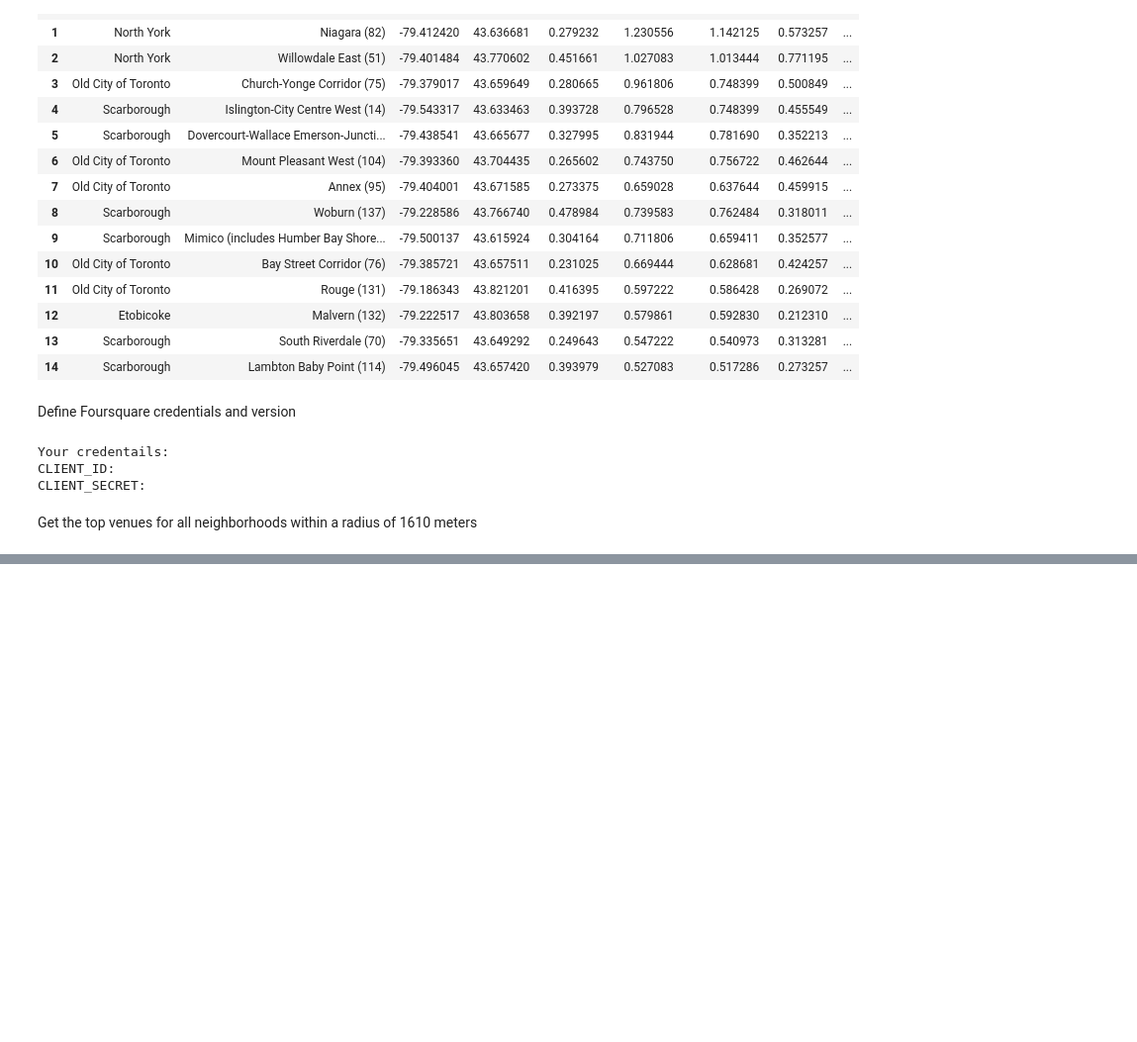
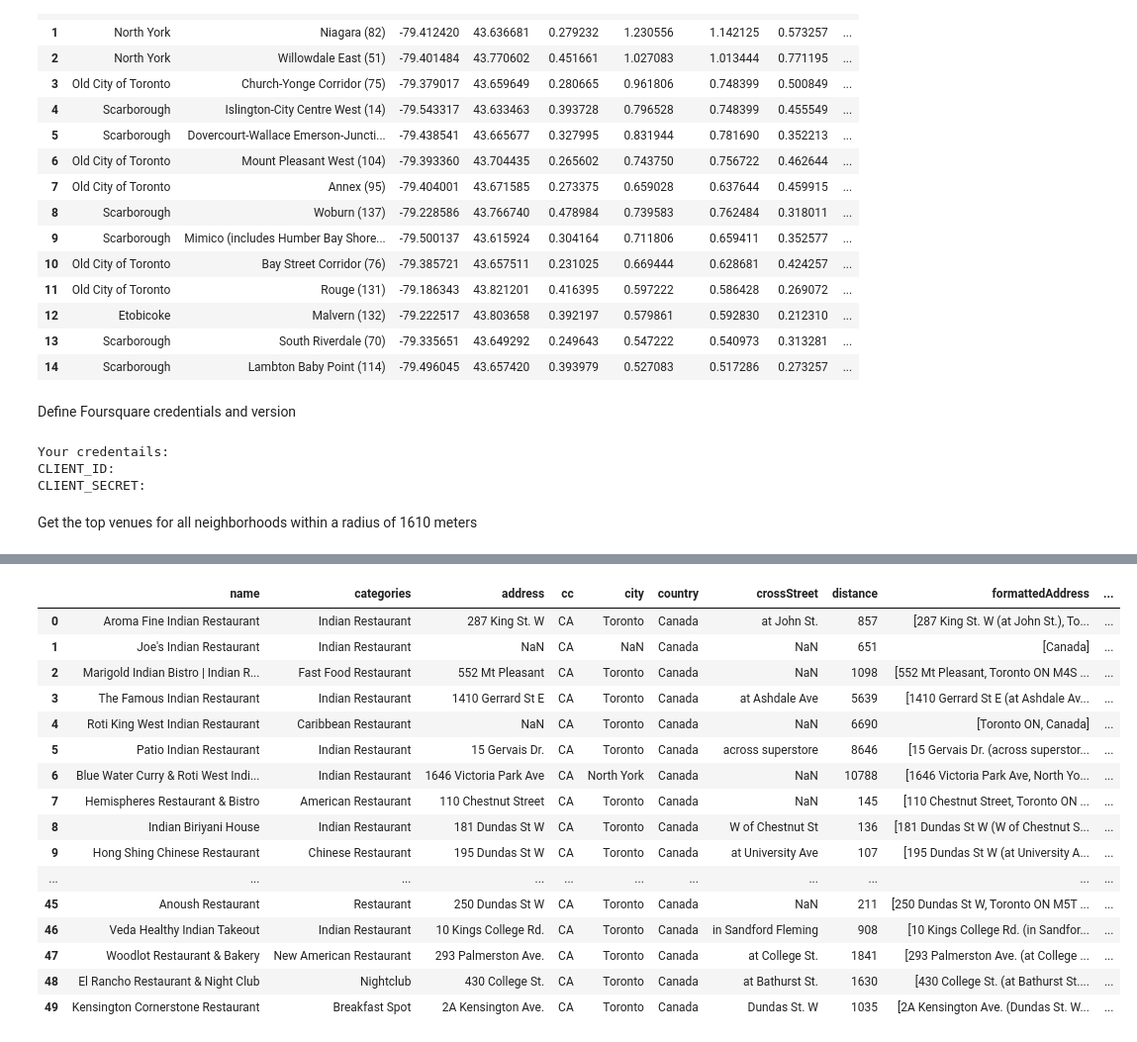
Before and after one commit to Dhananjay-Vyavahare/Coursera_Capstone_Project, a Jupyter notebook: The Battle of Neighborhood - F.ipynb, the cells around one changed output, grey strips where cells are left out. Shown at 99% size. Saved outputs shown, nothing was run; the diff lists cells and outputs as text; code cells hidden in the pictures; blank space fills up the shorter version.

```diff
--- a/The Battle of Neighborhood - F.ipynb
+++ b/The Battle of Neighborhood - F.ipynb
@@ -1017,0 +1101,7 @@ def getNearbyVenues(names, latitudes, longitudes, LIMIT = 100, radius=1610): # 1
+# %%
+search_query = '"Indian Restaurant"'
+radius = 10000
+LIMIT=100
+# %%
+url = 'https://api.foursquare.com/v2/venues/search?client_id={}&client_secret={}&ll={},{}&v={}&query={}&radius={}&limit={}'.format(CLIENT_ID, CLIENT_SECRET, latitude, longitude, VERSION, search_query, radius, LIMIT)
+print(url)
@@ -1017,0 +1110,4 @@ def getNearbyVenues(names, latitudes, longitudes, LIMIT = 100, radius=1610): # 1
+# %%
+# Get the json output for the search query "Indian"
+result = requests.get(url).json()
+result
@@ -1017,0 +1132,7 @@ def getNearbyVenues(names, latitudes, longitudes, LIMIT = 100, radius=1610): # 1
+# %%
+# assigning relevant part of JSON to venues
+venues = result['response']['venues']
+
+# tranform venues into a dataframe
+dataframe = json_normalize(venues)
+dataframe.head()
@@ -1017,0 +1146,42 @@ def getNearbyVenues(names, latitudes, longitudes, LIMIT = 100, radius=1610): # 1
+# %%
+# Obtaining only columns that include venue name, and anything that is associated with location
+filtered_columns = ['name', 'categories'] + [col for col in dataframe.columns if col.startswith('location.')] + ['id']
+dataframe_filtered = dataframe.loc[:, filtered_columns]
+
+# function that extracts the category of the venue
+def get_category_type(row):
+    try:
+        categories_list = row['categories']
+    except:
+        categories_list = row['venue.categories']
+
+    if len(categories_list) == 0:
+        return None
+    else:
+        return categories_list[0]['name']
+
+# filter the category for each row
+dataframe_filtered['categories'] = dataframe_filtered.apply(get_category_type, axis=1)
+
+# clean column names by keeping only last term
+dataframe_filtered.columns = [column.split('.')[-1] for column in dataframe_filtered.columns]
+
+dataframe_filtered
+# %% [output]
+|  | name | categories | address | cc | city | country | crossStreet | distance | formattedAddress | ... |
+| 0 | Aroma Fine Indian Restaurant | Indian Restaurant | 287 King St. W | CA | Toronto | Canada | at John St. | 857 | [287 King St. W (at John St.), To... | ... |
+| 1 | Joe's Indian Restaurant | Indian Restaurant | NaN | CA | NaN | Canada | NaN | 651 | [Canada] | ... |
+| 2 | Marigold Indian Bistro | Indian R... | Fast Food Restaurant | 552 Mt Pleasant | CA | Toronto | Canada | NaN | 1098 | [552 Mt Pleasant, Toronto ON M4S ... | ... |
+| 3 | The Famous Indian Restaurant | Indian Restaurant | 1410 Gerrard St E | CA | Toronto | Canada | at Ashdale Ave | 5639 | [1410 Gerrard St E (at Ashdale Av... | ... |
+| 4 | Roti King West Indian Restaurant | Caribbean Restaurant | NaN | CA | Toronto | Canada | NaN | 6690 | [Toronto ON, Canada] | ... |
+| 5 | Patio Indian Restaurant | Indian Restaurant | 15 Gervais Dr. | CA | Toronto | Canada | across superstore | 8646 | [15 Gervais Dr. (across superstor... | ... |
+| 6 | Blue Water Curry & Roti West Indi... | Indian Restaurant | 1646 Victoria Park Ave | CA | North York | Canada | NaN | 10788 | [1646 Victoria Park Ave, North Yo... | ... |
+| 7 | Hemispheres Restaurant & Bistro | American Restaurant | 110 Chestnut Street | CA | Toronto | Canada | NaN | 145 | [110 Chestnut Street, Toronto ON ... | ... |
+| 8 | Indian Biriyani House | Indian Restaurant | 181 Dundas St W | CA | Toronto | Canada | W of Chestnut St | 136 | [181 Dundas St W (W of Chestnut S... | ... |
+| 9 | Hong Shing Chinese Restaurant | Chinese Restaurant | 195 Dundas St W | CA | Toronto | Canada | at University Ave | 107 | [195 Dundas St W (at University A... | ... |
+| ... | ... | ... | ... | ... | ... | ... | ... | ... | ... | ... |
+| 45 | Anoush Restaurant | Restaurant | 250 Dundas St W | CA | Toronto | Canada | NaN | 211 | [250 Dundas St W, Toronto ON M5T ... | ... |
+| 46 | Veda Healthy Indian Takeout | Indian Restaurant | 10 Kings College Rd. | CA | Toronto | Canada | in Sandford Fleming | 908 | [10 Kings College Rd. (in Sandfor... | ... |
+| 47 | Woodlot Restaurant & Bakery | New American Restaurant | 293 Palmerston Ave. | CA | Toronto | Canada | at College St. | 1841 | [293 Palmerston Ave. (at College ... | ... |
+| 48 | El Rancho Restaurant & Night Club | Nightclub | 430 College St. | CA | Toronto | Canada | at Bathurst St. | 1630 | [430 College St. (at Bathurst St.... | ... |
+| 49 | Kensington Cornerstone Restaurant | Breakfast Spot | 2A Kensington Ave. | CA | Toronto | Canada | Dundas St. W | 1035 | [2A Kensington Ave. (Dundas St. W... | ... |
```
Also changed, not shown: parts of 22 cells of this notebook.
